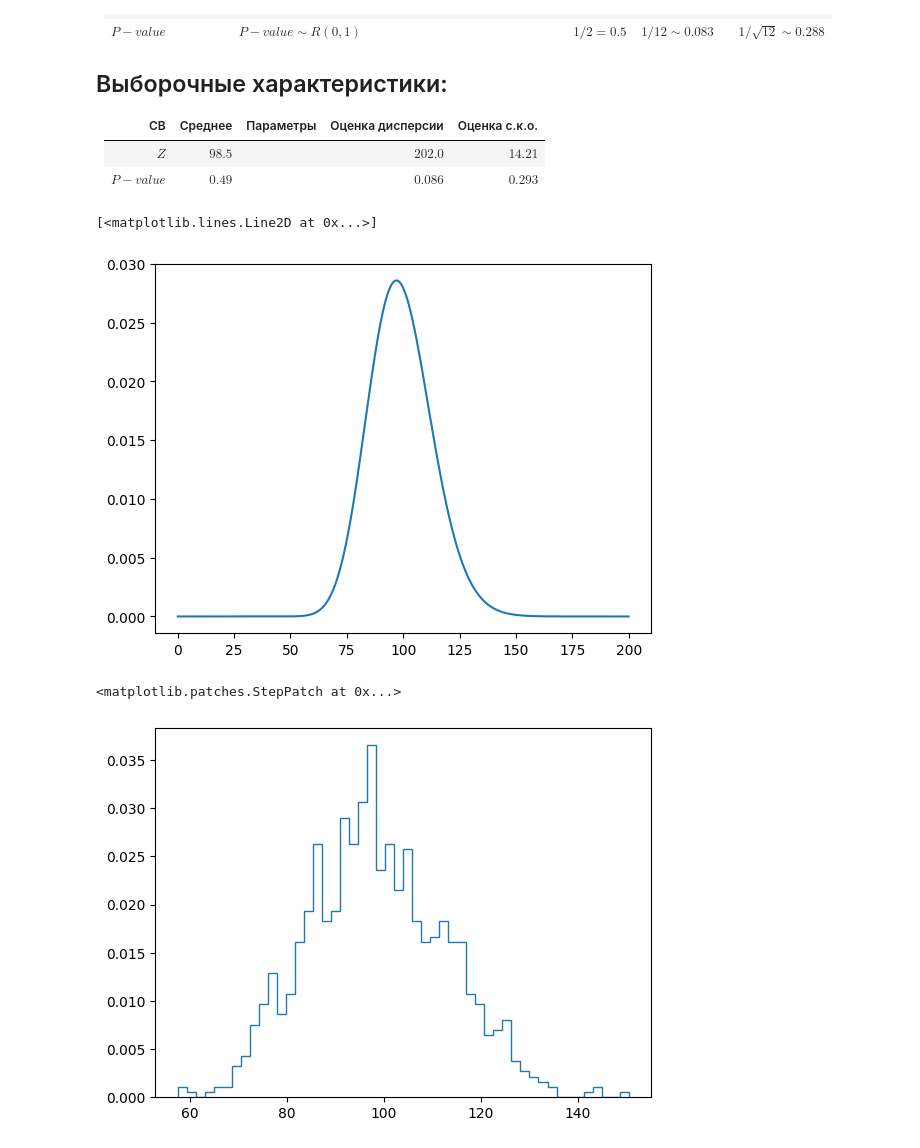
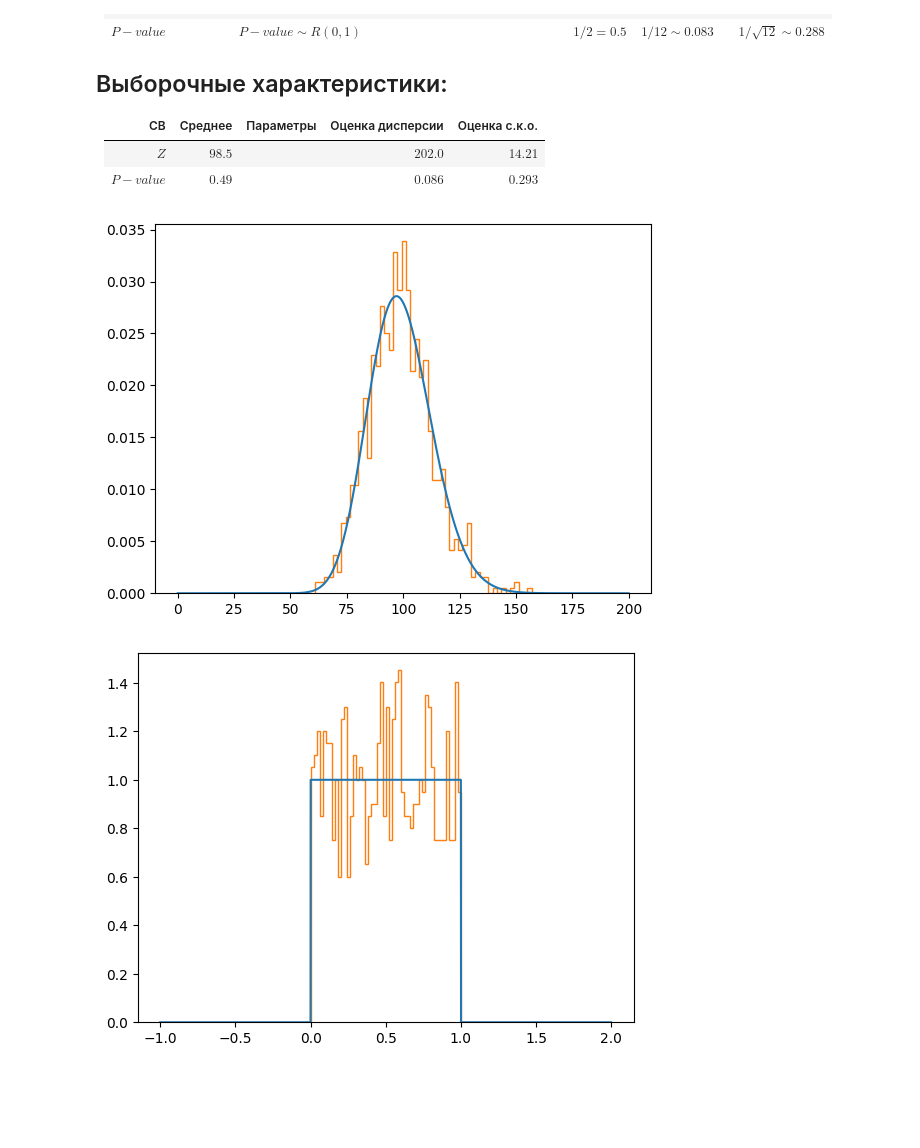
Before and after one commit to MEPhI-Floppas/matstat.py, a Jupyter notebook: lab1.ipynb, the cells around one changed output. Cells and saved outputs as stored; diff of their text form; code cells hidden in the pictures; blank space fills up the shorter version.

```diff
--- a/lab1.ipynb
+++ b/lab1.ipynb
@@ -295,12 +295,17 @@ np.std(p_values, ddof=1)
 x = np.linspace(0, 200, 10000)
 y = stats.distributions.chi2.pdf(x, 100 - 1)
 plt.plot(x, y)
+counts, bins = np.histogram(chi_sq, bins=50)
+plt.stairs(counts * 50 / (1000 * (bins[-1] - bins[0])), bins)
+plt.show()
 # %% [output]
-[<matplotlib.lines.Line2D at 0x...>]
-[figure, old version]
+[figure, new version]
 # %%
-counts, bins = np.histogram(chi_sq, bins=50)
+x = np.linspace(-1, 2, 10000)
+y = stats.distributions.uniform.pdf(x, 0, 1)
+plt.plot(x, y)
+counts, bins = np.histogram(p_values, bins=50)
 plt.stairs(counts * 50 / (1000 * (bins[-1] - bins[0])), bins)
+plt.show()
 # %% [output]
-<matplotlib.patches.StepPatch at 0x...>
-[figure, old version]
+[figure, new version]
```
Also changed, not shown: parts of 17 cells of this notebook.
